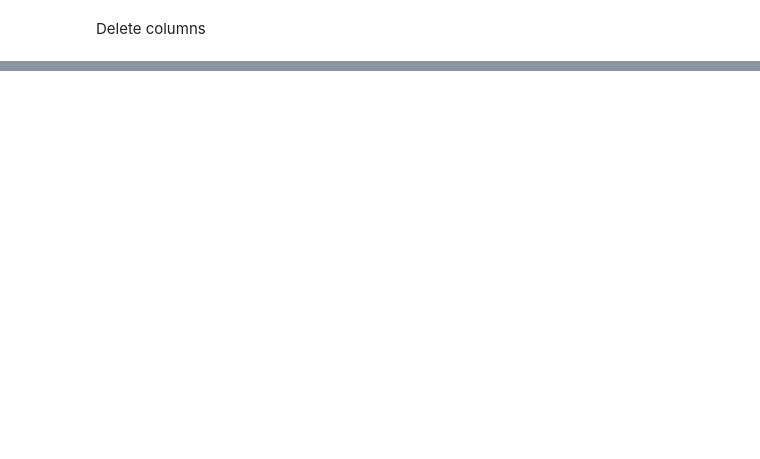
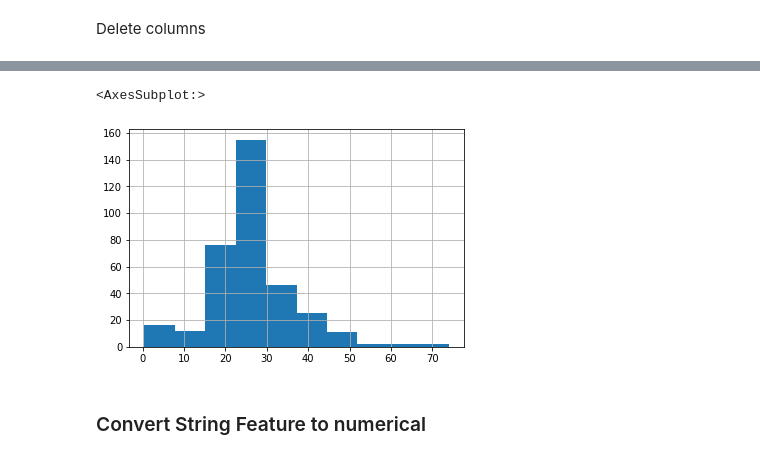
Before and after one commit to firstnapat/Titanic_Project, a Jupyter notebook: Python-for-data-science-beginners/Titanic-Workshop.ipynb, the cells around one changed output, grey strips where cells are left out. Cells and saved outputs as stored; diff of their text form; code cells hidden in the pictures; blank space fills up the shorter version.

```diff
--- a/Python-for-data-science-beginners/Titanic-Workshop.ipynb
+++ b/Python-for-data-science-beginners/Titanic-Workshop.ipynb
@@ -438,0 +619,3 @@ drop NA
+# %%
+median_fc3 = df_copy[(df_copy['Pclass']==3) & (df_copy['Sex']=='female')]['Age'].median()
+median_fc3
@@ -438,0 +624,4 @@ drop NA
+# %%
+# เติม na ของผู้หญิงคลาส3
+df_copy.loc[(df_copy['Pclass']==3) & (df_copy['Sex']=='female'),'Age'] = df_copy[(df_copy['Pclass']==3) &
+                                                                                 (df_copy['Sex']=='female')]['Age'].fillna(median_fc3)
@@ -438,0 +648,3 @@ drop NA
+# %%
+mean_mc3 = df_copy[(df_copy['Pclass']==3) & (df_copy['Sex']=='male')]['Age'].mean()
+mean_mc3
@@ -438,0 +653,4 @@ drop NA
+# %%
+# เติม na ของผู้ชายคลาส3
+df_copy.loc[(df_copy['Pclass']==3) & (df_copy['Sex']=='male'),'Age'] = df_copy[(df_copy['Pclass']==3) &
+                                                                                 (df_copy['Sex']=='male')]['Age'].fillna(mean_mc3)
@@ -438,0 +672,7 @@ drop NA
+# %%
+df_copy[(df_copy['Pclass']==3) & (df_copy['Sex']=='male')]['Age'].hist()
+# %% [output]
+<AxesSubplot:>
+[figure, added]
+# %% [markdown]
+### Convert String Feature to numerical
```
Also changed, not shown: parts of 61 cells of this notebook.
